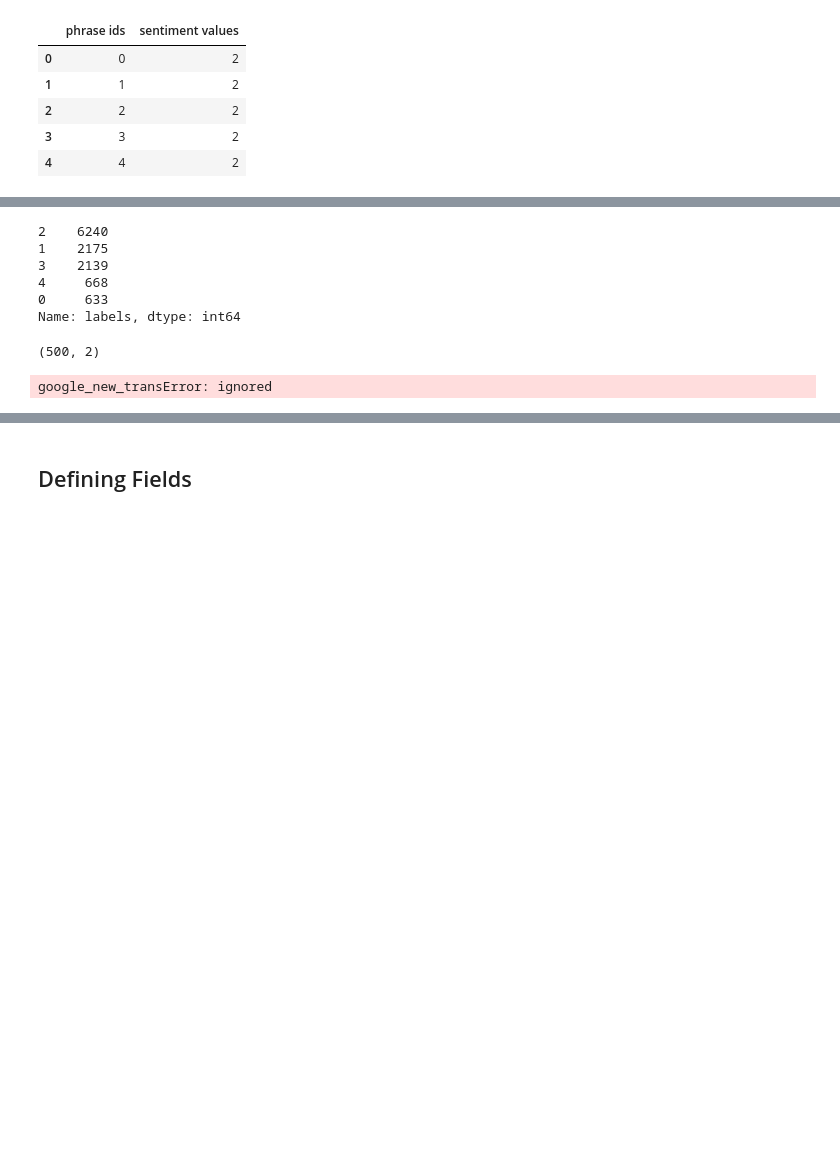
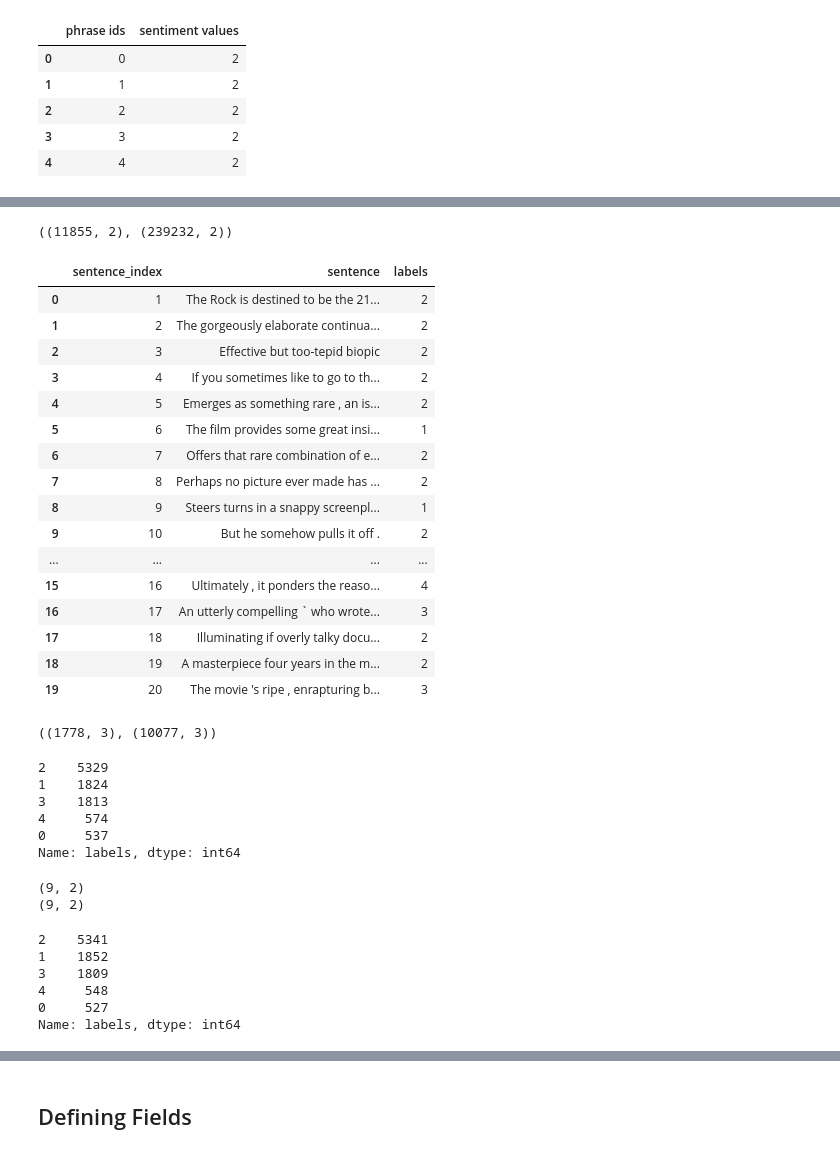
Before and after one commit to kotalaraghava/END-2.0---school-of-ai, a Jupyter notebook: Sentiment_Analysis_using_LSTM_RNN.ipynb, the cells around one changed output, grey strips where cells are left out. Cells and saved outputs as stored; diff of their text form; code cells hidden in the pictures; blank space fills up the shorter version.

```diff
--- a/Sentiment_Analysis_using_LSTM_RNN.ipynb
+++ b/Sentiment_Analysis_using_LSTM_RNN.ipynb
@@ -13,5 +45,5 @@ import pandas as pd
 # %%
-df_label = pd.read_csv("./sentiment_labels.txt", sep='|')
+df_label = pd.read_csv("./sst_train.txt", sep='\t')
 # %%
 def mapping_output(x):
   if 0<x<0.2:
@@ -49,2 +90,26 @@ df_data = pd.read_csv('./datasetSentences.txt', sep='\t')
+# %%
+df_data.shape, df_label.shape
+# %% [output]
+((11855, 2), (239232, 2))
 # %%
 df_data['labels'] = df_label['sentiment values']
+# %%
+df_data.head(20)
+# %% [output]
+|  | sentence_index | sentence | labels |
+| 0 | 1 | The Rock is destined to be the 21... | 2 |
+| 1 | 2 | The gorgeously elaborate continua... | 2 |
+| 2 | 3 | Effective but too-tepid biopic | 2 |
+| 3 | 4 | If you sometimes like to go to th... | 2 |
+| 4 | 5 | Emerges as something rare , an is... | 2 |
+| 5 | 6 | The film provides some great insi... | 1 |
+| 6 | 7 | Offers that rare combination of e... | 2 |
+| 7 | 8 | Perhaps no picture ever made has ... | 2 |
+| 8 | 9 | Steers turns in a snappy screenpl... | 1 |
+| 9 | 10 | But he somehow pulls it off . | 2 |
+| ... | ... | ... | ... |
+| 15 | 16 | Ultimately , it ponders the reaso... | 4 |
+| 16 | 17 | An utterly compelling ` who wrote... | 3 |
+| 17 | 18 | Illuminating if overly talky docu... | 2 |
+| 18 | 19 | A masterpiece four years in the m... | 2 |
+| 19 | 20 | The movie 's ripe , enrapturing b... | 3 |
@@ -51,22 +120,38 @@ df_data['labels'] = df_label['sentiment values']
+# %%
+test_data.shape, train_data.shape
+# %% [output]
+((1778, 3), (10077, 3))
 # %%
-df_data['labels'].value_counts()
+train_data['labels'].value_counts()
 # %% [output]
-2    6240
-1    2175
-3    2139
-4     668
-0     633
+2    5329
+1    1824
+3    1813
+4     574
+0     537
 Name: labels, dtype: int64
 # %%
 dict_label = {}
 for label in [4,0]:
-  for a in df_data[df_data['labels'] == label]['sentence'].values[:500]:
+  for a in train_data[train_data['labels'] == label]['sentence'].values[:1]:
     dict_label[google_translate(a)] = label
+    dict_label.update({i:label for i in ocr_aug(a)})
+    dict_label.update({i:label for i in keyward_aug(a)})
+
   df_extra = pd.DataFrame(dict_label.items())
   df_extra.columns = ['sentence', 'labels']
-  df_data = pd.concat([df_extra, df_data])
+  train_data = pd.concat([df_extra, train_data])
   dict_label = {}
   print(df_extra.shape)
 # %% [output]
-(500, 2)
+(9, 2)
+(9, 2)
-google_new_transError: ignored
+# %%
+train_data['labels'].value_counts()
+# %% [output]
+2    5341
+1    1852
+3    1809
+4     548
+0     527
+Name: labels, dtype: int64
```
Also changed, not shown: parts of 48 cells of this notebook.
